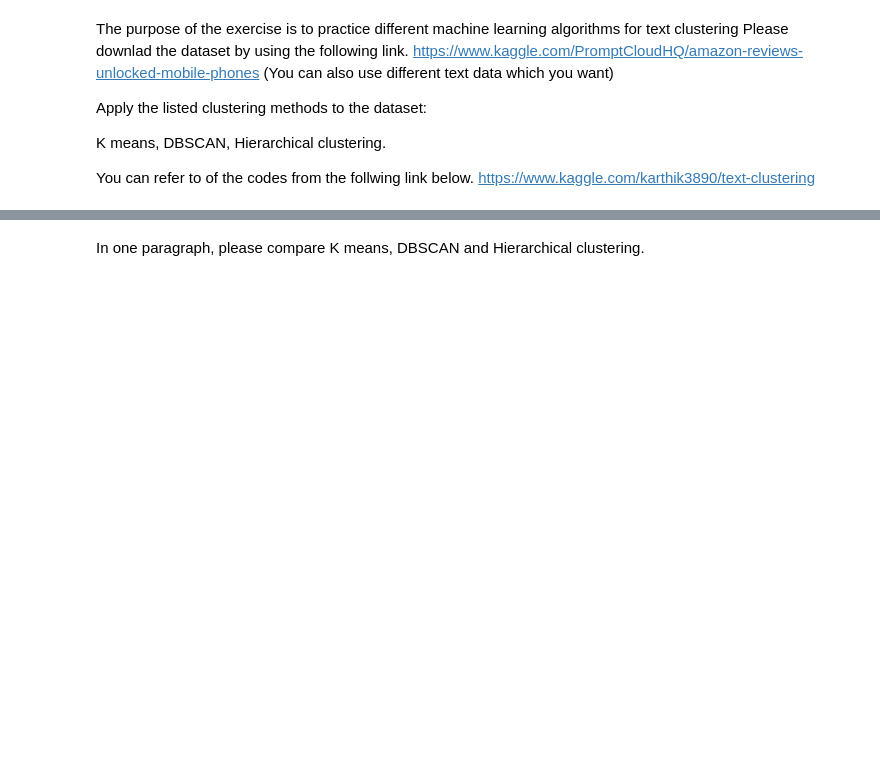
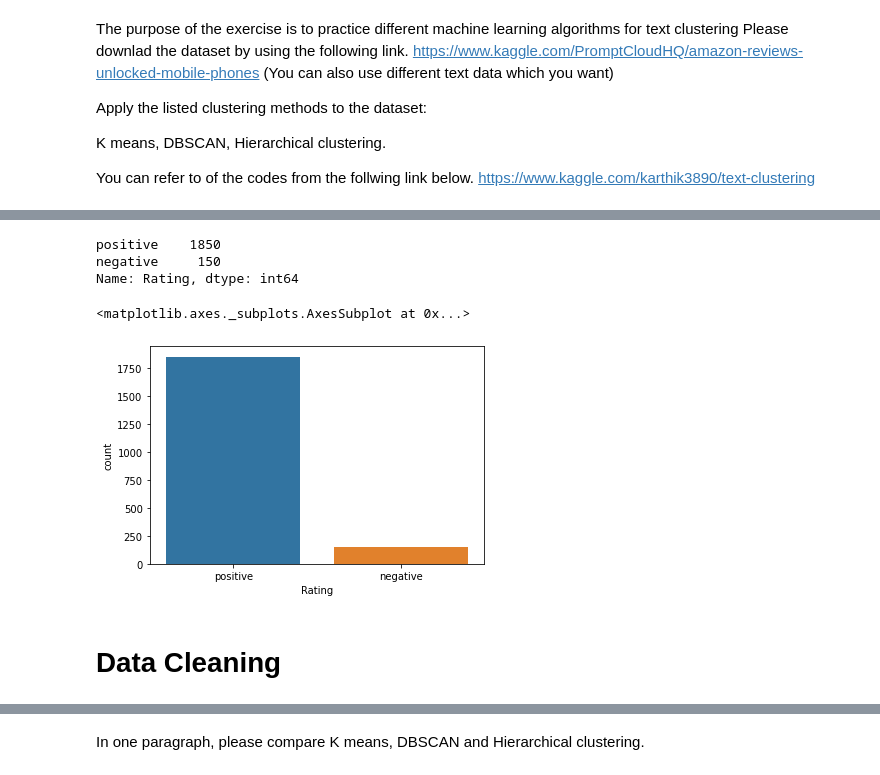
Before and after one commit to saiPraneeth1608/saipraneeth_INFO5731_Spring2020, a Jupyter notebook: In_Class_exercises-10.ipynb, the cells around one changed output, grey strips where cells are left out. Drawn from its saved outputs; the diff is of its cells as text; code cells hidden in the pictures; blank space fills up the shorter version.

```diff
--- a/In_Class_exercises-10.ipynb
+++ b/In_Class_exercises-10.ipynb
@@ -35,0 +57,11 @@ df.head(100)
+# %%
+def partition(x):
+    if x == 3:
+        return 'negative'
+    return 'positive'
+
+#changing reviews with score less than 3 to be positive
+actualScore = input_data['Rating']
+positiveNegative = actualScore.map(partition)
+input_data['Rating'] = positiveNegative
+input_data.head(100)
@@ -36,2 +82,15 @@ df.head(100)
+# %%
+input_data['Rating'].value_counts()
+# %% [output]
+positive    1850
+negative     150
+Name: Rating, dtype: int64
+# %%
+sns.countplot(input_data.Rating)
+# %% [output]
+<matplotlib.axes._subplots.AxesSubplot at 0x...>
+[figure, added]
+# %% [markdown]
+# **Data Cleaning**
 # %%
 # Text Preprocessing
```
Also changed, not shown: parts of 36 cells of this notebook.
